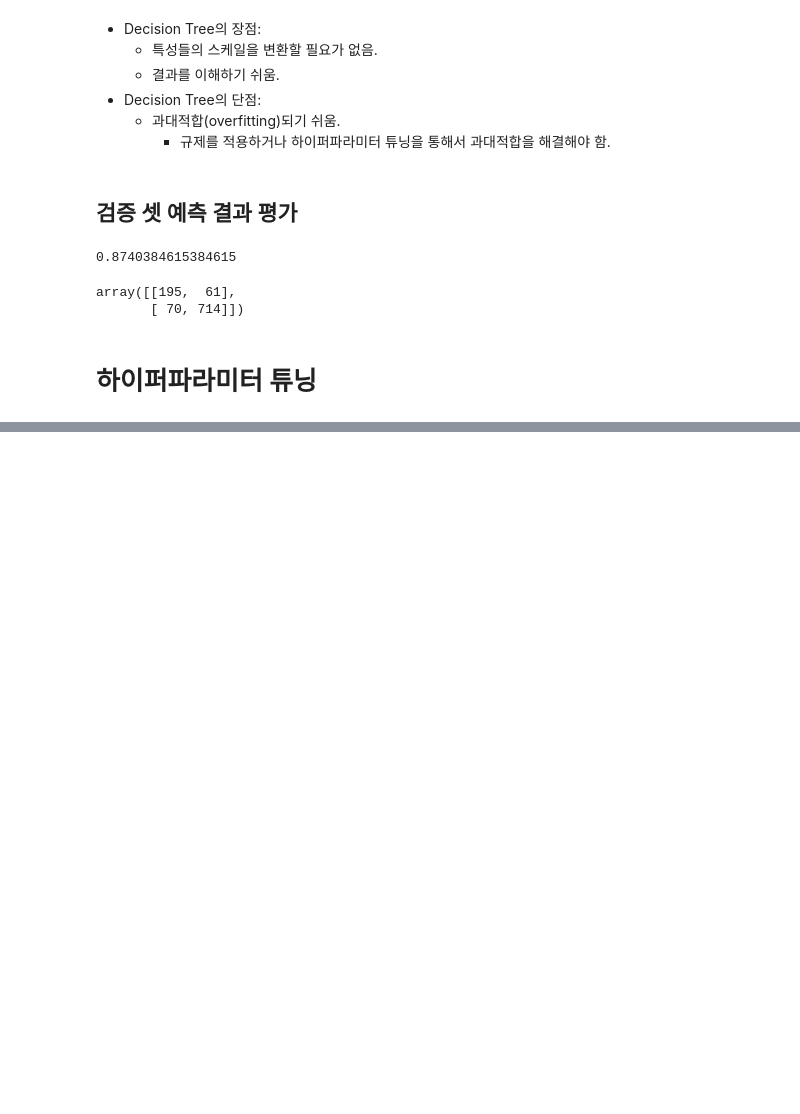
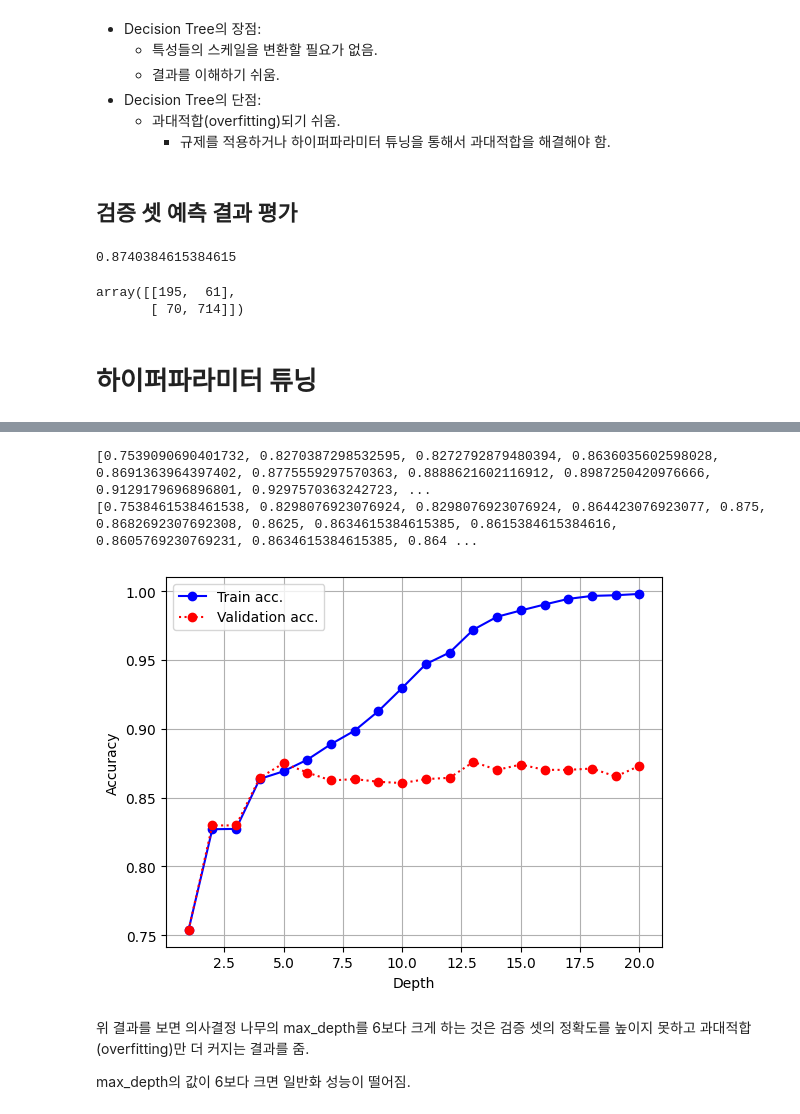
Before and after one commit to kiminhonawa/python, a Jupyter notebook: ml06_decision_tree.ipynb, the cells around one changed output, grey strips where cells are left out. Drawn from its saved outputs; the diff is of its cells as text; code cells hidden in the pictures; blank space fills up the shorter version.

```diff
--- a/ml06_decision_tree.ipynb
+++ b/ml06_decision_tree.ipynb
@@ -168,0 +175,34 @@ array([[195,  61],
+# %%
+train_scores = []  # 훈련 셋 정확도들을 저장할 리스트
+val_scores = []  # 검증 셋 정확도들을 저장할 리스트
+
+depths = np.arange(1, 21)  # [1, 2, 3, ..., 19, 20]
+for d in depths:
+    tree_clf = DecisionTreeClassifier(max_depth=d)  # 모델 생성
+    tree_clf.fit(X_tr, y_tr)  # 모델 훈련
+    tr_acc = tree_clf.score(X_tr, y_tr)  # 훈련 셋 정확도
+    train_scores.append(tr_acc)
+    val_acc = tree_clf.score(X_val, y_val)  # 검증 셋 정확도
+    val_scores.append(val_acc)
+# %%
+print(train_scores)
+print(val_scores)
+# %% [output]
+[0.7539090690401732, 0.8270387298532595, 0.8272792879480394, 0.8636035602598028, 0.8691363964397402, 0.8775559297570363, 0.8888621602116912, 0.8987250420976666, 0.9129179696896801, 0.9297570363242723, ...
+[0.7538461538461538, 0.8298076923076924, 0.8298076923076924, 0.864423076923077, 0.875, 0.8682692307692308, 0.8625, 0.8634615384615385, 0.8615384615384616, 0.8605769230769231, 0.8634615384615385, 0.864 ...
+# %%
+plt.plot(depths, train_scores, 'bo-', label='Train acc.')
+plt.plot(depths, val_scores, 'ro:', label='Validation acc.')
+
+plt.grid()
+plt.legend()
+plt.xlabel('Depth')
+plt.ylabel('Accuracy')
+
+plt.show()
+# %% [output]
+[figure, added]
+# %% [markdown]
+위 결과를 보면 의사결정 나무의 max_depth를 6보다 크게 하는 것은 검증 셋의 정확도를 높이지 못하고 과대적합(overfitting)만 더 커지는 결과를 줌.
+
+max_depth의 값이 6보다 크면 일반화 성능이 떨어짐.
```
Also changed, not shown: parts of 1 cell of this notebook.
